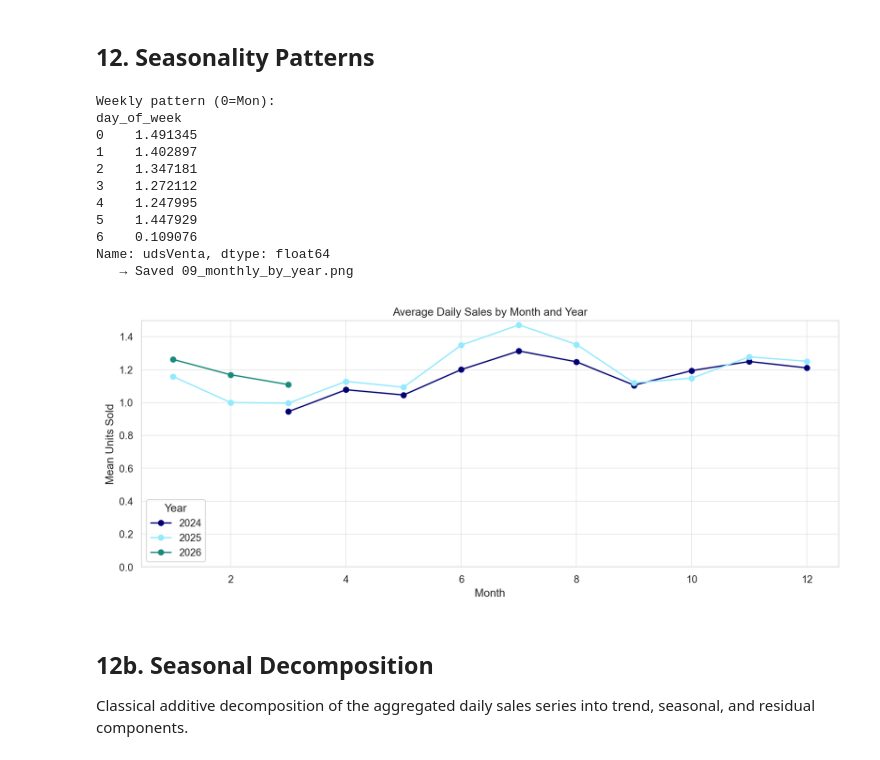
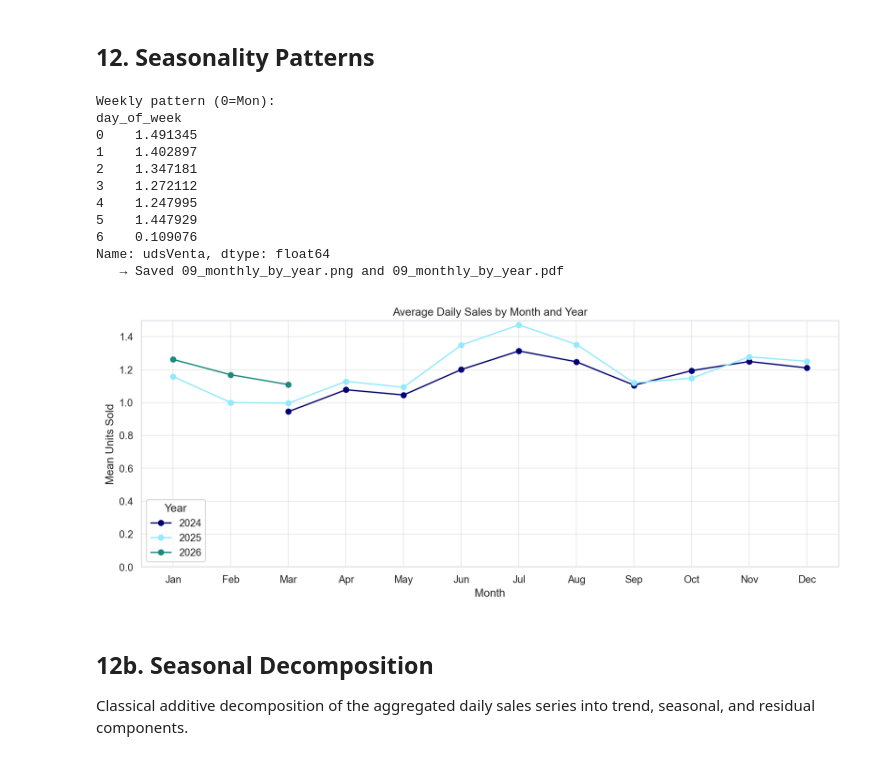
Before and after one commit to onamasserra/tfm-demand-forecasting, a Jupyter notebook: TFM_Ona_Code/01_eda.ipynb, the cells around one changed output. Drawn from its saved outputs; the diff is of its cells as text; code cells hidden in the pictures.

```diff
--- a/TFM_Ona_Code/01_eda.ipynb
+++ b/TFM_Ona_Code/01_eda.ipynb
@@ -322,31 +319,34 @@ plt.show()
 # %%
 weekly_pattern = df.groupby("day_of_week")["udsVenta"].mean()
 print("Weekly pattern (0=Mon):")
 print(weekly_pattern)
 
 monthly_year = df.groupby(["year", "month"])["udsVenta"].mean().unstack(level=0)
 fig, ax = plt.subplots(figsize=(12, 5))
 _year_colors = [PRIMARY, SECONDARY, ACCENT, NEUTRAL][:monthly_year.shape[1]]
 monthly_year.plot(ax=ax, marker="o", color=_year_colors)
 ax.set_title("Average Daily Sales by Month and Year")
+import calendar as cal
 ax.set_xlabel("Month"); ax.set_ylabel("Mean Units Sold")
+ax.set_xticks(range(1, 13))
+ax.set_xticklabels([cal.month_abbr[m] for m in range(1, 13)], rotation=0, ha="center")
 ax.set_ylim(0, None)
 ax.legend(title="Year")
 save_fig_nb("09_monthly_by_year")
 plt.show()
 # %% [output]
 Weekly pattern (0=Mon):
 day_of_week
 0    1.491345
 1    1.402897
 2    1.347181
 3    1.272112
 4    1.247995
 5    1.447929
 6    0.109076
 Name: udsVenta, dtype: float64
-   → Saved 09_monthly_by_year.png
+   → Saved 09_monthly_by_year.png and 09_monthly_by_year.pdf
-[figure, old version]
+[figure, new version]
 # %% [markdown]
 ## 12b. Seasonal Decomposition
 
```
Also changed, not shown: parts of 10 cells of this notebook, 10 other files.
